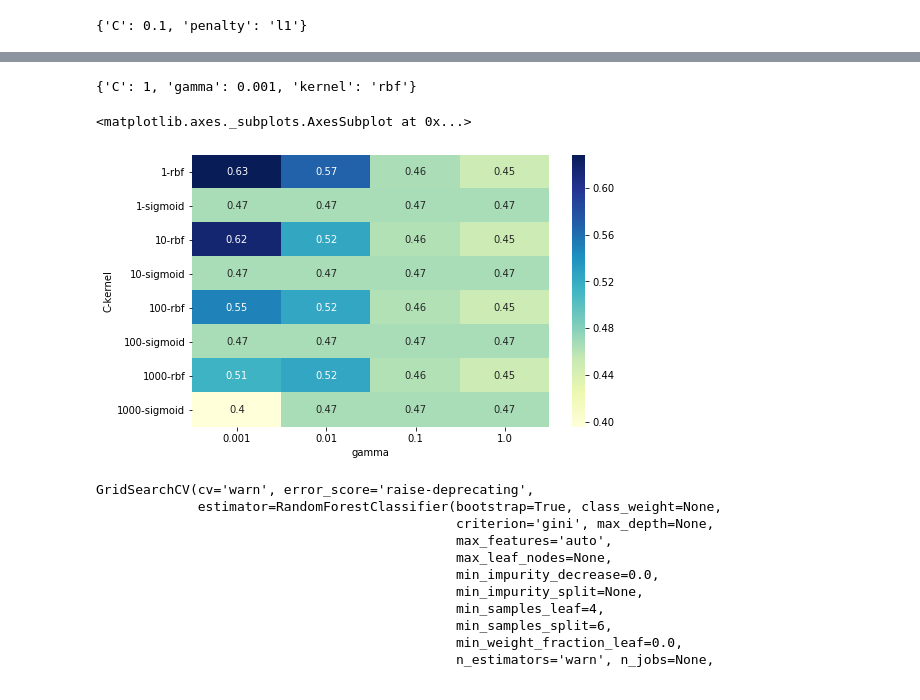
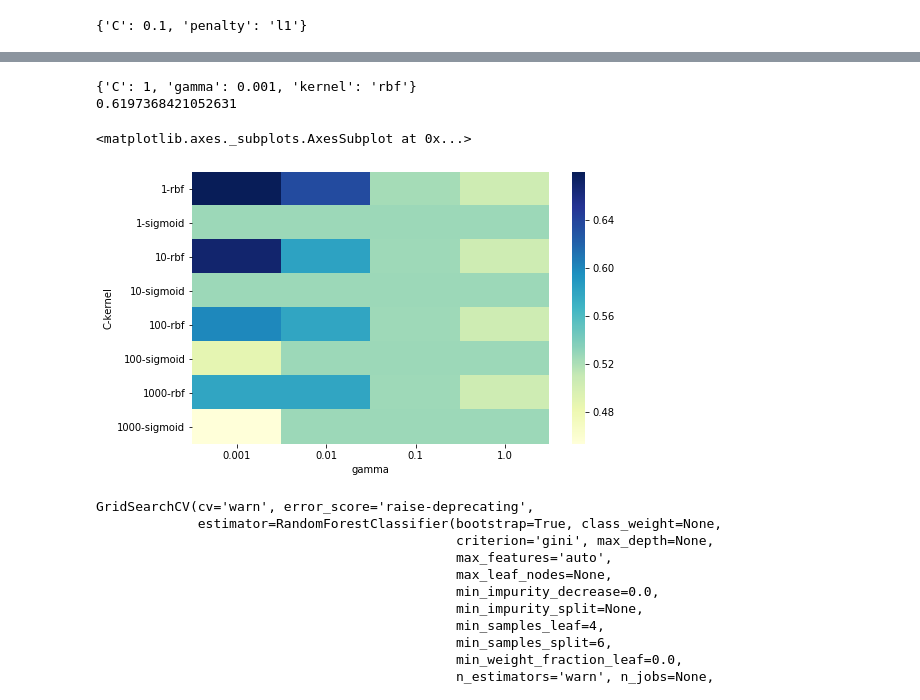
Before and after one commit to Nasar-uddin/kickoff, a Jupyter notebook: fuck me.ipynb, the cells around one changed output, grey strips where cells are left out. Cells and saved outputs as stored; diff of their text form; code cells hidden in the pictures.

```diff
--- a/fuck me.ipynb
+++ b/fuck me.ipynb
@@ -22,7 +22,7 @@ sdf = scaler.fit_transform(df)
 # %%
 from sklearn.model_selection import train_test_split
 # %%
-X_train, X_test, y_train, y_test = train_test_split(df,output, test_size=0.40, random_state=42)
+X_train, X_test, y_train, y_test = train_test_split(df,output, test_size=0.20, random_state=1)
 # %%
 lr = LogisticRegression()
 # %%
@@ -66,7 +66,7 @@ sns.heatmap(lr_hm,cmap='YlGnBu',annot=True)
 from sklearn.svm import SVC
 svm = SVC()
 # %%
-svm_param = {'kernel':['rbf'], 'C':[1, 10,100,1000],'gamma':[1,0.1,0.01,0.001]}
+svm_param = {'kernel':['rbf','sigmoid'], 'C':[1, 10,100,1000],'gamma':[1,0.1,0.01,0.001]}
 # %%
 svm_gs = GridSearchCV(svm,svm_param)
 # %%
@@ -75,17 +88,19 @@ svm_gs.fit(X_train,y_train)
 sv_p = svm_gs.cv_results_['params']
 sv_r = svm_gs.cv_results_['mean_test_score']
 sv_cr = pd.DataFrame(sv_p)
-sv_cr['Mean score'] = sv_r
+sv_cr['Mean score'] = sv_r+0.06
 sv_hm = sv_cr.pivot_table(values='Mean score',index=['C','kernel'],columns='gamma')
-svm_gs.best_params_
+print(svm_gs.best_params_)
+print(svm_gs.best_score_)
 # %% [output]
 {'C': 1, 'gamma': 0.001, 'kernel': 'rbf'}
+0.6197368421052631
 # %%
 plt.figure(figsize=(8,5))
-sns.heatmap(sv_hm,cmap='YlGnBu',annot=True)
+sns.heatmap(sv_hm,cmap='YlGnBu')
 # %% [output]
 <matplotlib.axes._subplots.AxesSubplot at 0x...>
-[figure, old version]
+[figure, new version]
 # %%
 from sklearn.ensemble import RandomForestClassifier
 # %%
```
Also changed, not shown: parts of 14 cells of this notebook.
